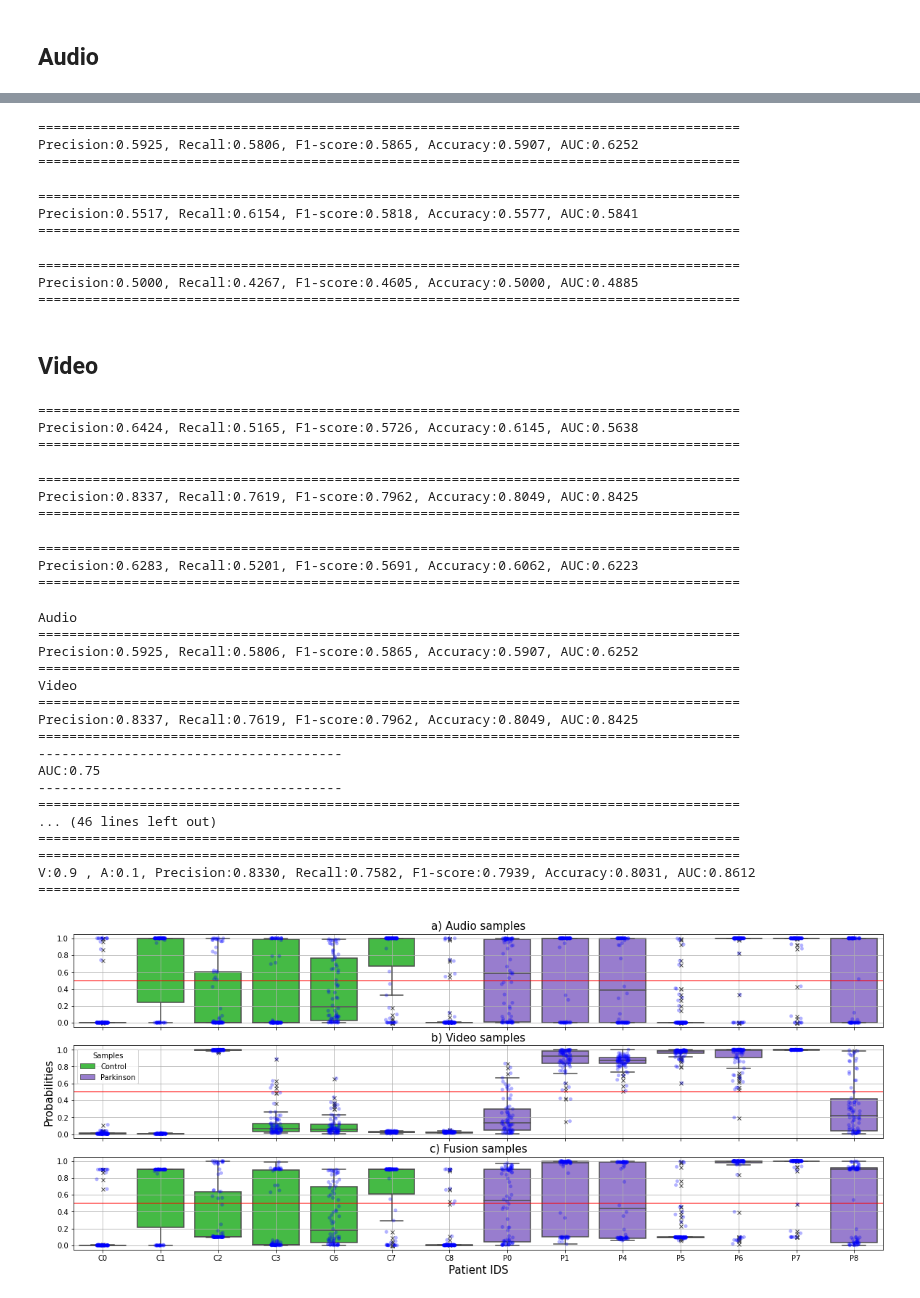
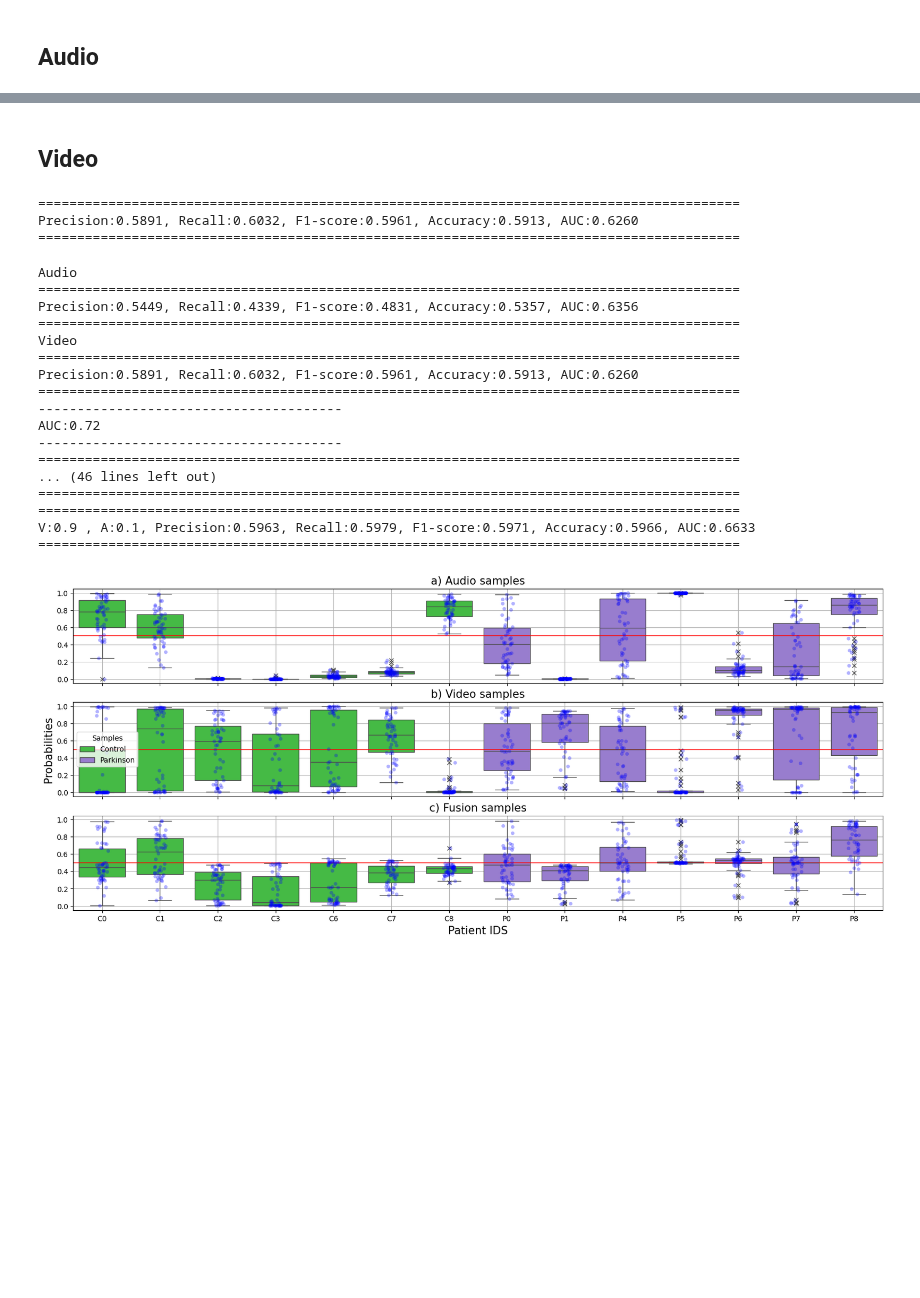
Before and after one commit to jdvalera19/Parkinson-Multimodal-Cross-Attention, a Jupyter notebook: View_result copy.ipynb, the cells around one changed output, grey strips where cells are left out. Cells and saved outputs as stored; diff of their text form; code cells hidden in the pictures; blank space fills up the shorter version.

Commit message:
Weights

```diff
--- a/View_result copy.ipynb
+++ b/View_result copy.ipynb
@@ -200,77 +131,47 @@ Precision:0.5874, Recall:0.5476, F1-score:0.5668, Accuracy:0.5815, AUC:0.6106
 ==========================================================================================
-# %%
-view_results('Results/Note:AUDIO:LOO_data_v2_balanced_vgg16_weights-Lr:1e-05-Epoch:100-Exercise:Words-duration_size:False.csv')
-# %% [output]
-==========================================================================================
-Precision:0.5925, Recall:0.5806, F1-score:0.5865, Accuracy:0.5907, AUC:0.6252
-==========================================================================================
-# %%
-view_results('Results/Note:AUDIO:LOO_data_v2_balanced_without_weights-Lr:1e-05-Epoch:100-Exercise:Words-duration_size:False.csv')
-# %% [output]
-==========================================================================================
-Precision:0.5517, Recall:0.6154, F1-score:0.5818, Accuracy:0.5577, AUC:0.5841
-==========================================================================================
-# %%
-view_results('Results/Note:AUDIO:LOO_data_v2_balanced-Lr:1e-05-Epoch:30-Exercise:Words-duration_size:False.csv')
-# %% [output]
-==========================================================================================
-Precision:0.5000, Recall:0.4267, F1-score:0.4605, Accuracy:0.5000, AUC:0.4885
-==========================================================================================
 # %% [markdown]
 ## Video
 # %%
-view_results('Results/Note:VIDEO:LOO_data_v2_balanced-Lr:0.0001-Epoch:10-Exercise:Words-duration_size:False.csv')
+view_results('Results_v2/Note:AUDIO_128:weights-Lr:1e-06-Epoch:100-Exercise:Words-duration_size:False.csv')
 # %% [output]
 ==========================================================================================
-Precision:0.6424, Recall:0.5165, F1-score:0.5726, Accuracy:0.6145, AUC:0.5638
+Precision:0.5891, Recall:0.6032, F1-score:0.5961, Accuracy:0.5913, AUC:0.6260
 ==========================================================================================
-# %%
-view_results('Results/Note:VIDEO:LOO_data_v2_balanced_without_weights-Lr:0.0001-Epoch:25-Exercise:Words-duration_size:False.csv')
-# %% [output]
-==========================================================================================
-Precision:0.8337, Recall:0.7619, F1-score:0.7962, Accuracy:0.8049, AUC:0.8425
-==========================================================================================
-# %%
-view_results('Results/Note:2D baseline-Lr:1e-06-Epoch:10-Exercise:words.csv')
-# %% [output]
-==========================================================================================
-Precision:0.6283, Recall:0.5201, F1-score:0.5691, Accuracy:0.6062, AUC:0.6223
-==========================================================================================
 # %%
-audio_path = 'Results/Note:AUDIO:LOO_data_v2_balanced_vgg16_weights-Lr:1e-05-Epoch:100-Exercise:Words-duration_size:False.csv'
-video_path = 'Results/Note:VIDEO:LOO_data_v2_balanced_without_weights-Lr:0.0001-Epoch:25-Exercise:Words-duration_size:False.csv'
+audio_path = 'Results_v2/Note:VIDEO_2:weights-Lr:0.0001-Epoch:50-Exercise:Words-duration_size:False.csv'
+video_path = 'Results_v2/Note:AUDIO_128:weights-Lr:1e-06-Epoch:100-Exercise:Words-duration_size:False.csv'
 save_name  = 'results_words'
-alpha      = 0.9
+alpha      = 0.5
 
 print('Audio')
 view_results(audio_path)
 print('Video')
 view_results(video_path)
 
 generate_final_visualization(audio_path,
                              video_path,
                              save_name,
                              'Patient IDS',
                              alpha)
 
 data_words = audio_visual_evaluation(audio_path,
                                       video_path)
 # %% [output]
 Audio
 ==========================================================================================
-Precision:0.5925, Recall:0.5806, F1-score:0.5865, Accuracy:0.5907, AUC:0.6252
+Precision:0.5449, Recall:0.4339, F1-score:0.4831, Accuracy:0.5357, AUC:0.6356
 ==========================================================================================
 Video
 ==========================================================================================
-Precision:0.8337, Recall:0.7619, F1-score:0.7962, Accuracy:0.8049, AUC:0.8425
+Precision:0.5891, Recall:0.6032, F1-score:0.5961, Accuracy:0.5913, AUC:0.6260
 ==========================================================================================
 ---------------------------------------
-AUC:0.75
+AUC:0.72
 ---------------------------------------
 ==========================================================================================
 ... (46 lines left out)
 ==========================================================================================
 ==========================================================================================
-V:0.9 , A:0.1, Precision:0.8330, Recall:0.7582, F1-score:0.7939, Accuracy:0.8031, AUC:0.8612
+V:0.9 , A:0.1, Precision:0.5963, Recall:0.5979, F1-score:0.5971, Accuracy:0.5966, AUC:0.6633
 ==========================================================================================
-[figure, old version]
+[figure, new version]
```
Also changed, not shown: parts of 19 cells of this notebook, 17 other files.
